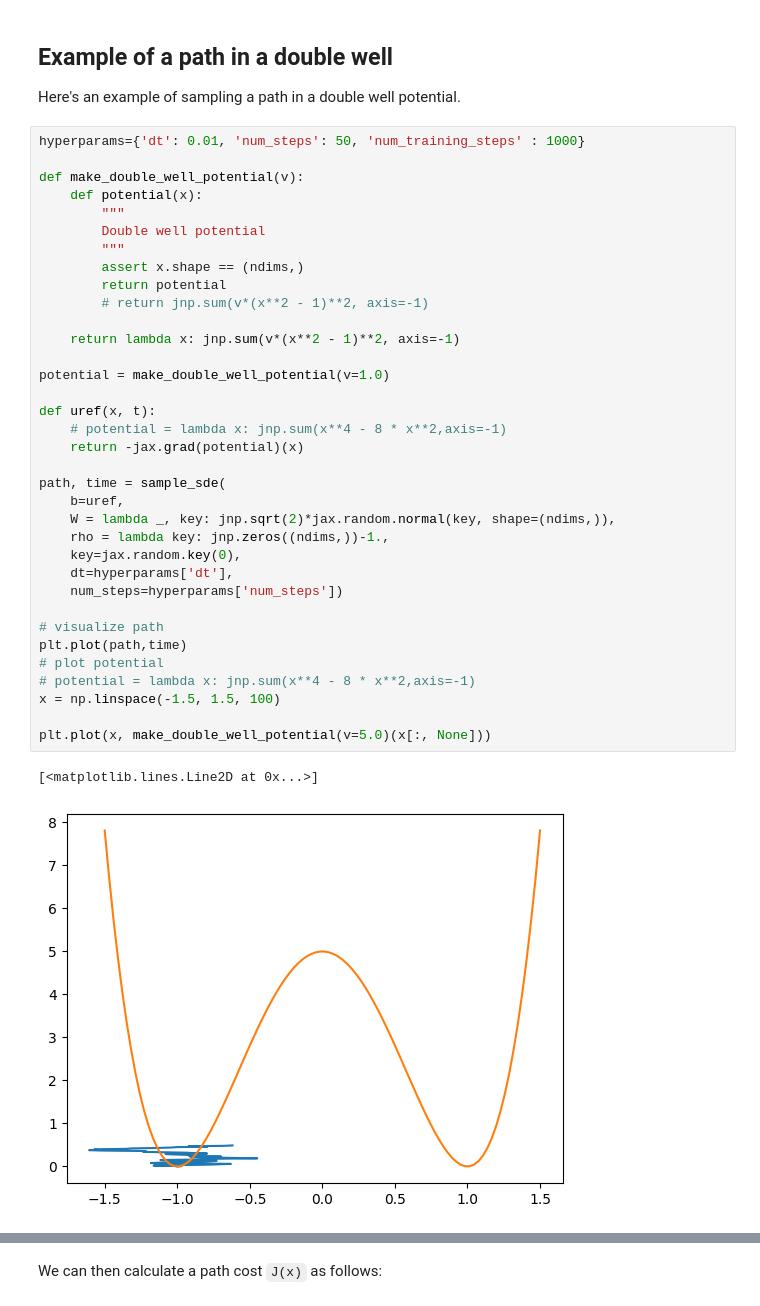
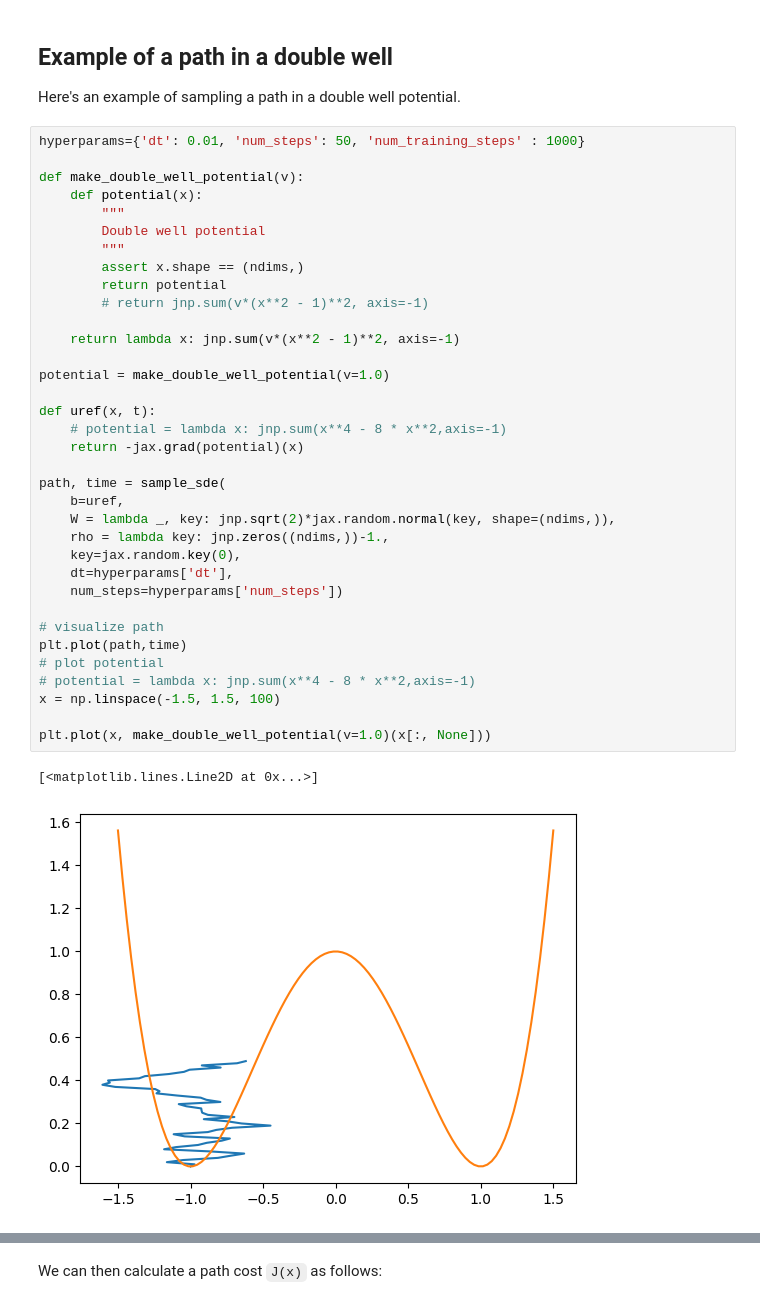
Before and after one commit to reubenharry/path_sampling, a Jupyter notebook: src/path_sampling_nb.ipynb, the cells around one changed output, grey strips where cells are left out. Cells and saved outputs as stored; diff of their text form.

```diff
--- a/src/path_sampling_nb.ipynb
+++ b/src/path_sampling_nb.ipynb
@@ -69,35 +69,35 @@ def make_double_well_potential(v):
         Double well potential
         """
         assert x.shape == (ndims,)
         return potential
         # return jnp.sum(v*(x**2 - 1)**2, axis=-1)
 
     return lambda x: jnp.sum(v*(x**2 - 1)**2, axis=-1)
 
 potential = make_double_well_potential(v=1.0)
 
 def uref(x, t):
     # potential = lambda x: jnp.sum(x**4 - 8 * x**2,axis=-1)
     return -jax.grad(potential)(x)
 
 path, time = sample_sde(
     b=uref,
     W = lambda _, key: jnp.sqrt(2)*jax.random.normal(key, shape=(ndims,)),
     rho = lambda key: jnp.zeros((ndims,))-1.,
     key=jax.random.key(0),
     dt=hyperparams['dt'],
     num_steps=hyperparams['num_steps'])
 
 # visualize path
 plt.plot(path,time)
 # plot potential
 # potential = lambda x: jnp.sum(x**4 - 8 * x**2,axis=-1)
 x = np.linspace(-1.5, 1.5, 100)
 
-plt.plot(x, make_double_well_potential(v=5.0)(x[:, None]))
+plt.plot(x, make_double_well_potential(v=1.0)(x[:, None]))
 # %% [output]
 [<matplotlib.lines.Line2D at 0x...>]
-[figure, old version]
+[figure, new version]
 # %%
 # currently set for TPS
 def J(x,y):
```
Also changed, not shown: parts of 4 cells of this notebook, 1 other file.
